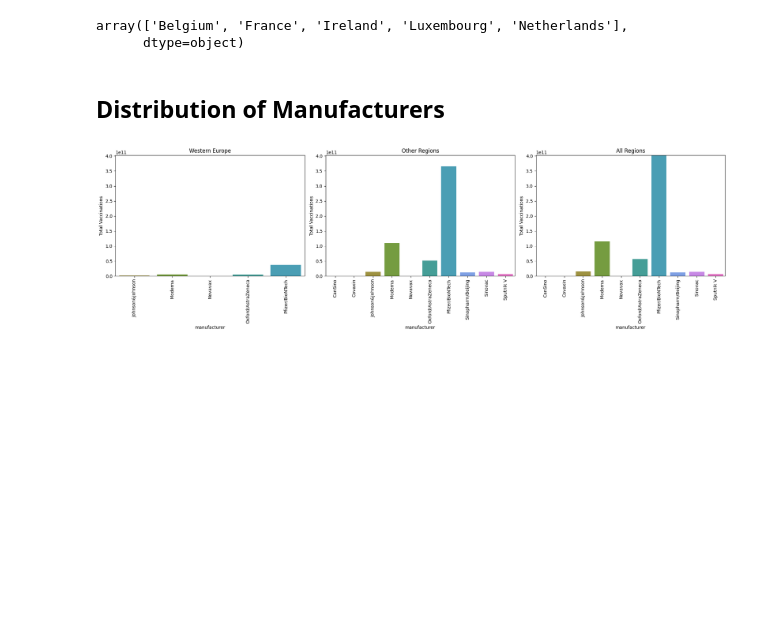
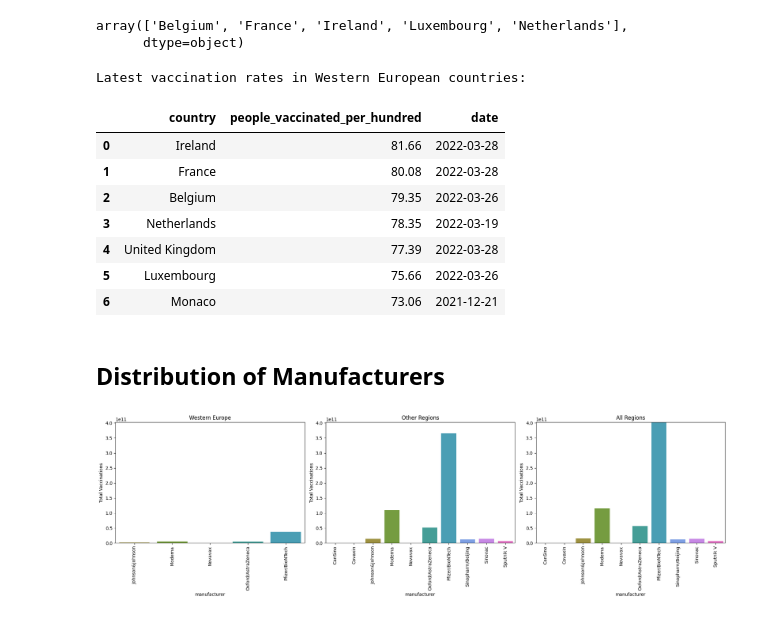
Before and after one commit to tangnatta/AUT461-Miniproject-2025, a Jupyter notebook: q3.ipynb, the cells around one changed output. Cells and saved outputs as stored; diff of their text form; code cells hidden in the pictures; blank space fills up the shorter version.

```diff
--- a/q3.ipynb
+++ b/q3.ipynb
@@ -18,6 +18,34 @@ vaccination_by_manufacturer[vaccination_by_manufacturer["is_western_europe"]]["c
 # %% [output]
 array(['Belgium', 'France', 'Ireland', 'Luxembourg', 'Netherlands'],
       dtype=object)
+# %%
+# Get the list of Western European countries
+western_countries = vaccination_by_manufacturer[vaccination_by_manufacturer["is_western_europe"]]["country"].unique()
+
+# Get the latest vaccination data for Western European countries
+latest_western_vax = vaccinations_by_country[
+    vaccinations_by_country['is_western_europe']
+].sort_values('date').groupby('country').last()
+
+# Sort by people_vaccinated_per_hundred in descending order
+latest_western_vax = latest_western_vax.sort_values('people_vaccinated_per_hundred', ascending=False)
+
+# Select the needed columns and reset index for better display
+result = latest_western_vax[['people_vaccinated_per_hundred', 'date']].reset_index()
+
+# Display the results
+print("Latest vaccination rates in Western European countries:")
+result
+# %% [output]
+Latest vaccination rates in Western European countries:
+|  | country | people_vaccinated_per_hundred | date |
+| 0 | Ireland | 81.66 | 2022-03-28 |
+| 1 | France | 80.08 | 2022-03-28 |
+| 2 | Belgium | 79.35 | 2022-03-26 |
+| 3 | Netherlands | 78.35 | 2022-03-19 |
+| 4 | United Kingdom | 77.39 | 2022-03-28 |
+| 5 | Luxembourg | 75.66 | 2022-03-26 |
+| 6 | Monaco | 73.06 | 2021-12-21 |
 # %% [markdown]
 ## Distribution of Manufacturers
 # %%
```
Also changed, not shown: 4 other files.
